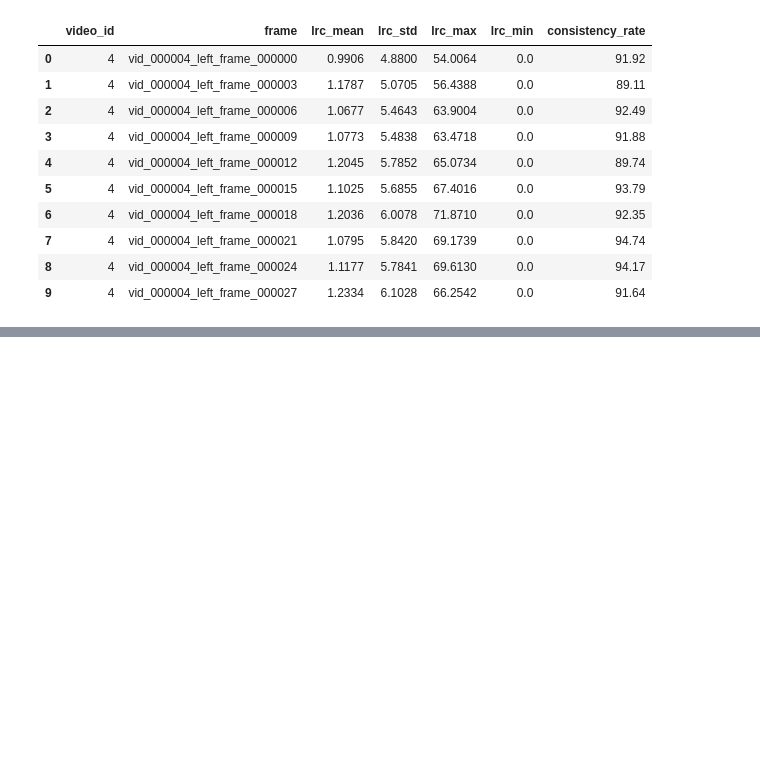
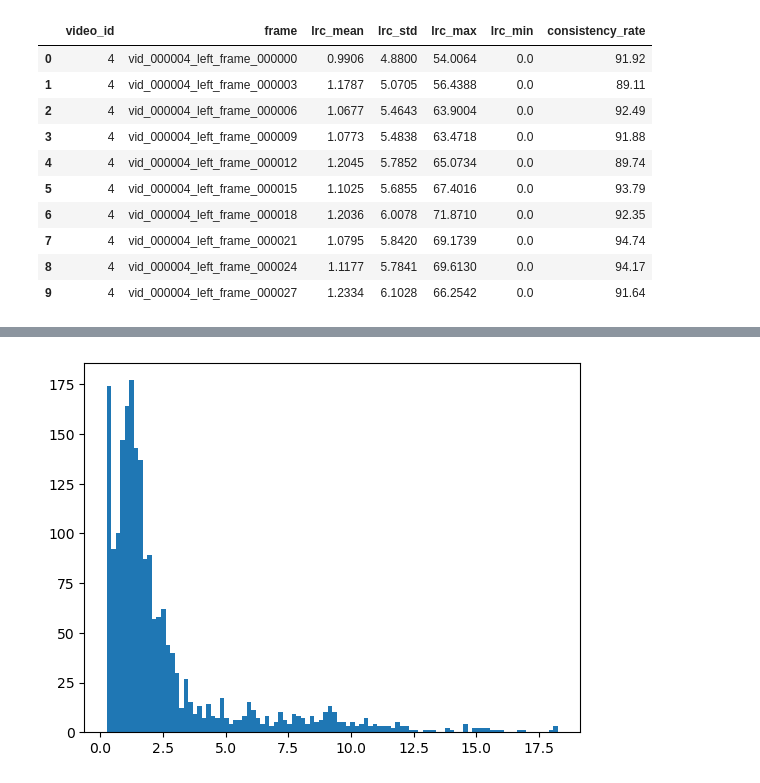
Before and after one commit to ONS-BOUSBIH/robotic-surgical-vision-thesis, a Jupyter notebook: notebooks/metrics_evaluation/setero_matching_evaluation.ipynb, the cells around one changed output, grey strips where cells are left out. Saved outputs shown, nothing was run; the diff lists cells and outputs as text; code cells hidden in the pictures; blank space fills up the shorter version.

```diff
--- a/notebooks/metrics_evaluation/setero_matching_evaluation.ipynb
+++ b/notebooks/metrics_evaluation/setero_matching_evaluation.ipynb
@@ -89,6 +140,6 @@ visualizer.plot_3d_plotly(points_3d=points_3d_cloud, colors=colors, frame_name=f
 # %%
 import pandas as pd
-lrc_stats='results/Stereo_matching/Surgpose_test_disparity_maps/lrc_stats_20260422_131934.csv'
+lrc_stats='results/Stereo_matching/Surgpose_test_disparity_maps/raftstereo/lrc_stats_20260422_143449.csv'
 df= pd.read_csv(lrc_stats)
 # %%
 df.head(10)
@@ -119,0 +168,5 @@ disparity.shape
+# %%
+plt.hist(df['lrc_mean'], bins=100)
+plt.show()
+# %% [output]
+[figure, added]
```
Also changed, not shown: parts of 44 cells of this notebook, 3 other files.
